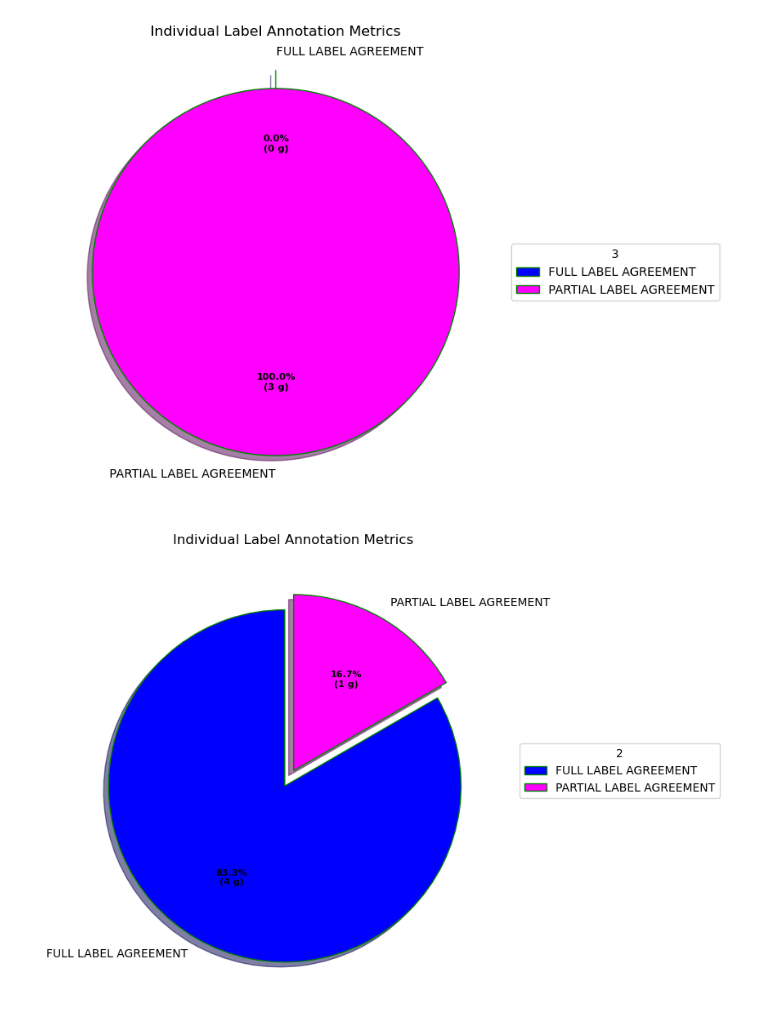
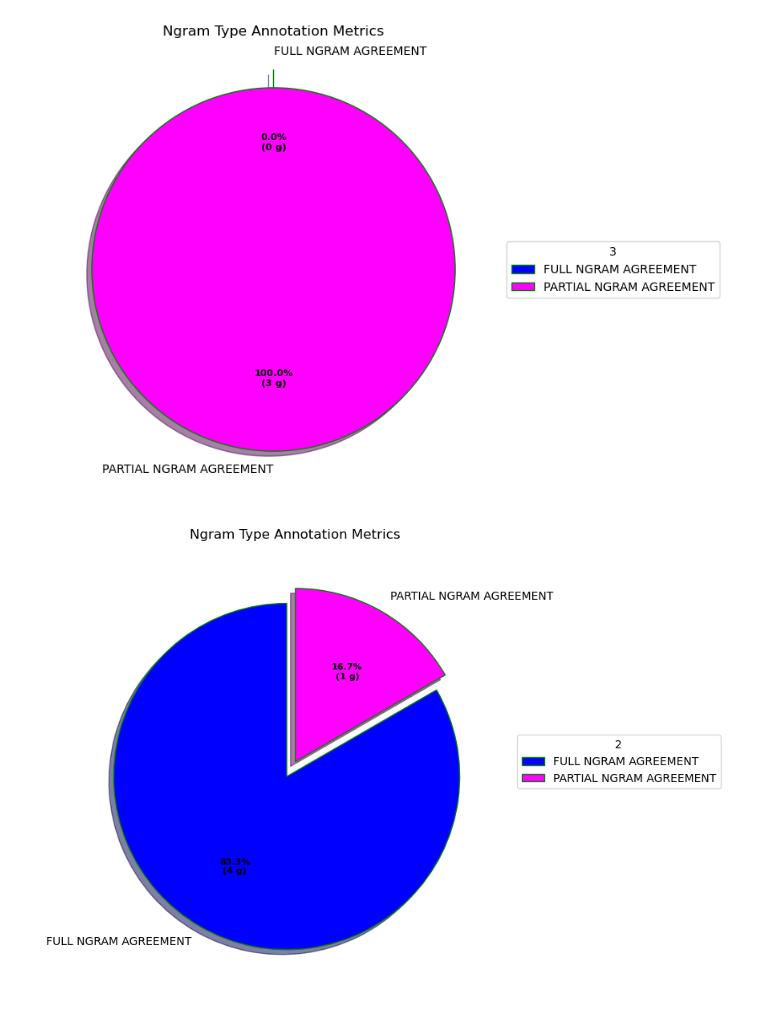
Before and after one commit to Daniel889911/GENG5511-Research-Project, a Jupyter notebook: ngrams/ngrams.ipynb, the cells around one changed output. Saved outputs shown, nothing was run; the diff lists cells and outputs as text; code cells hidden in the pictures.

Commit message:
Added labels/ ngrams percentage methods

```diff
--- a/ngrams/ngrams.ipynb
+++ b/ngrams/ngrams.ipynb
@@ -21,3 +21,3 @@ print(label_agreement_lists)
 # %%
-gr.create_pie_chart(label_agreement_lists)
+gr.create_pie_chart_ngram(label_agreement_lists)
 # %% [output]
@@ -25,2 +25,2 @@ gr.create_pie_chart(label_agreement_lists)
-[figure, old version]
+[figure, new version]
-[figure, old version]
+[figure, new version]
```
Also changed, not shown: parts of 2 cells of this notebook, 7 other files.
